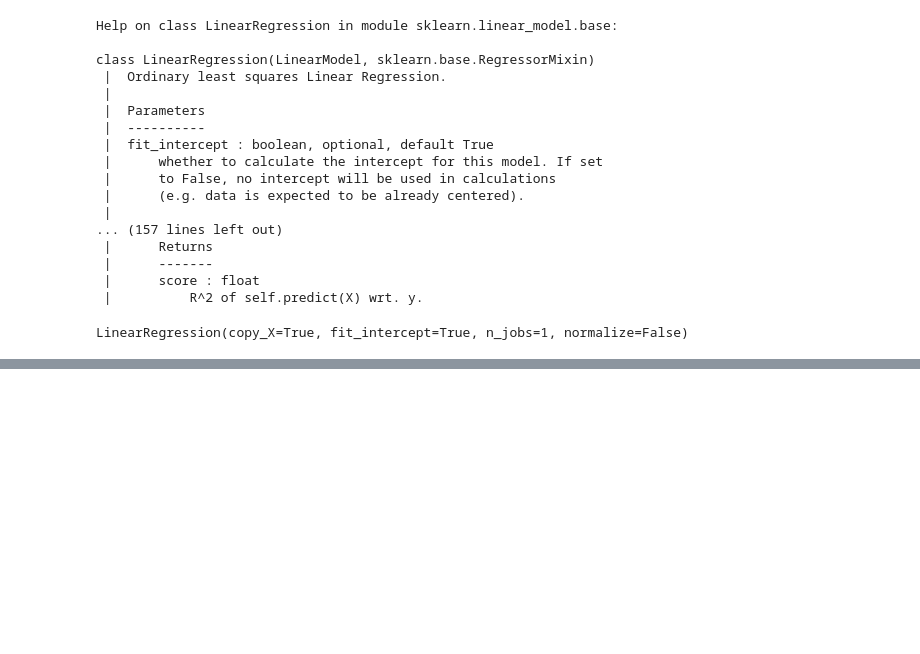
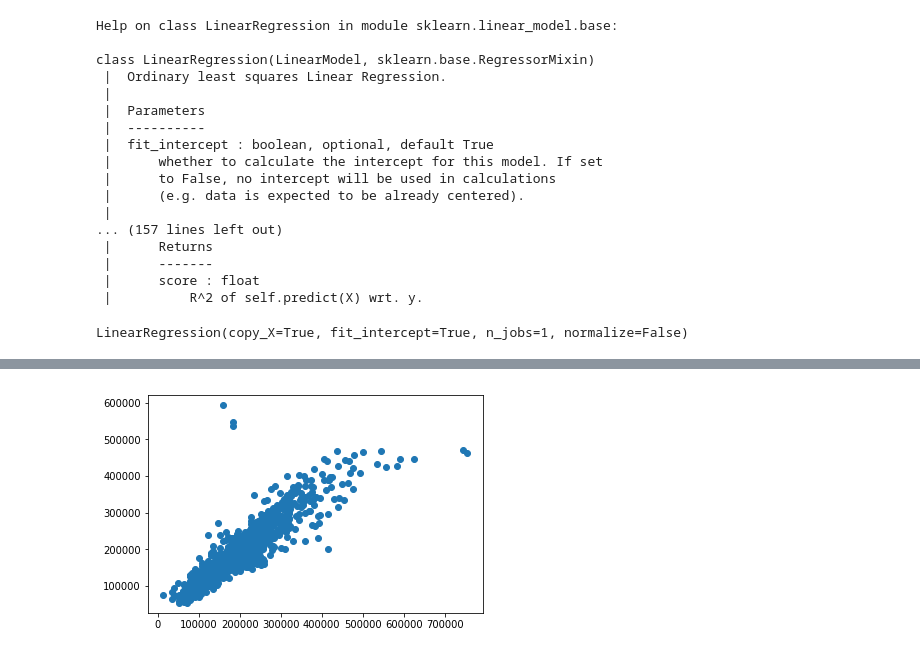
Before and after one commit to rt0161/AmesHousig-Project, a Jupyter notebook: Data_Exploration/ML_Model.ipynb, the cells around one changed output, grey strips where cells are left out. Saved outputs shown, nothing was run; the diff lists cells and outputs as text; code cells hidden in the pictures; blank space fills up the shorter version.

```diff
--- a/Data_Exploration/ML_Model.ipynb
+++ b/Data_Exploration/ML_Model.ipynb
@@ -91,0 +154,7 @@ Index(['Unnamed: 0', 'Unnamed: 0.1', 'MS SubClass', 'MS Zoning',
+# %%
+pRF_prc_test=RF_regr.predict(test_X) # do some predicition
+# %%
+plt.scatter(test_y,pRF_prc_test)
+plt.show()
+# %% [output]
+[figure, added]
```
Also changed, not shown: parts of 19 cells of this notebook.
